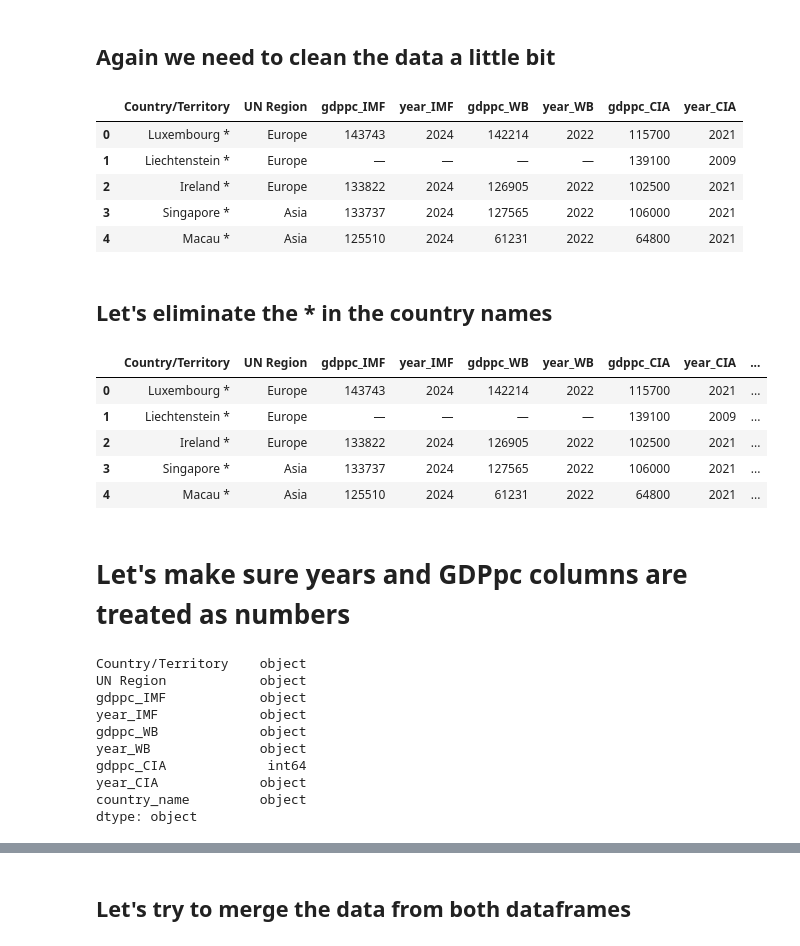
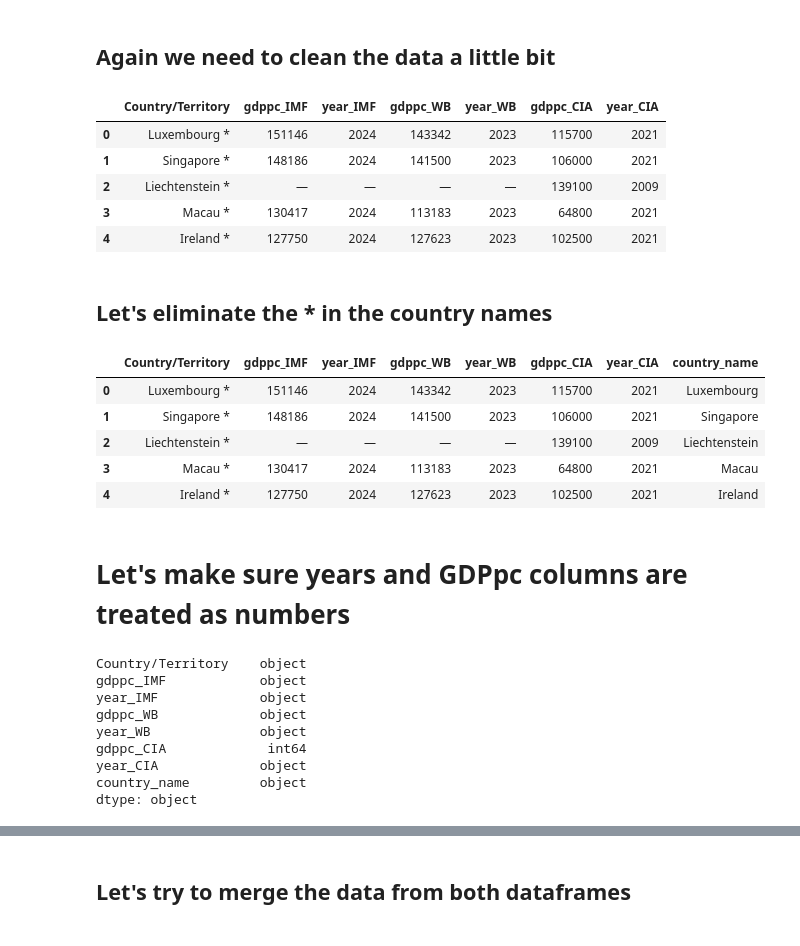
Before and after one commit to SMU-Econ-Growth/EconGrowthUG-Notebooks, a Jupyter notebook: Intro-Data-Analysis-Pandas.ipynb, the cells around one changed output, grey strips where cells are left out. Saved outputs shown, nothing was run; the diff lists cells and outputs as text; code cells hidden in the pictures.

```diff
--- a/Intro-Data-Analysis-Pandas.ipynb
+++ b/Intro-Data-Analysis-Pandas.ipynb
@@ -873,35 +873,34 @@ gdppc_wiki
 # %% [markdown]
 ## Again we need to clean the data a little bit
 # %%
-gdppc_wiki.columns = ['Country/Territory', 'UN Region', 'gdppc_IMF', 'year_IMF',
+gdppc_wiki.columns = ['Country/Territory', 'gdppc_IMF', 'year_IMF',
                       'gdppc_WB', 'year_WB', 'gdppc_CIA', 'year_CIA']
 gdppc_wiki.head()
 # %% [output]
-|  | Country/Territory | UN Region | gdppc_IMF | year_IMF | gdppc_WB | year_WB | gdppc_CIA | year_CIA |
-| 0 | Luxembourg * | Europe | 143743 | 2024 | 142214 | 2022 | 115700 | 2021 |
-| 1 | Liechtenstein * | Europe | — | — | — | — | 139100 | 2009 |
-| 2 | Ireland * | Europe | 133822 | 2024 | 126905 | 2022 | 102500 | 2021 |
-| 3 | Singapore * | Asia | 133737 | 2024 | 127565 | 2022 | 106000 | 2021 |
-| 4 | Macau * | Asia | 125510 | 2024 | 61231 | 2022 | 64800 | 2021 |
+|  | Country/Territory | gdppc_IMF | year_IMF | gdppc_WB | year_WB | gdppc_CIA | year_CIA |
+| 0 | Luxembourg * | 151146 | 2024 | 143342 | 2023 | 115700 | 2021 |
+| 1 | Singapore * | 148186 | 2024 | 141500 | 2023 | 106000 | 2021 |
+| 2 | Liechtenstein * | — | — | — | — | 139100 | 2009 |
+| 3 | Macau * | 130417 | 2024 | 113183 | 2023 | 64800 | 2021 |
+| 4 | Ireland * | 127750 | 2024 | 127623 | 2023 | 102500 | 2021 |
 # %% [markdown]
 ## Let's eliminate the * in the country names
 # %%
 gdppc_wiki['country_name'] = gdppc_wiki['Country/Territory'].str.replace('*', '').str.strip()
 gdppc_wiki.head()
 # %% [output]
-|  | Country/Territory | UN Region | gdppc_IMF | year_IMF | gdppc_WB | year_WB | gdppc_CIA | year_CIA | ... |
-| 0 | Luxembourg * | Europe | 143743 | 2024 | 142214 | 2022 | 115700 | 2021 | ... |
-| 1 | Liechtenstein * | Europe | — | — | — | — | 139100 | 2009 | ... |
-| 2 | Ireland * | Europe | 133822 | 2024 | 126905 | 2022 | 102500 | 2021 | ... |
-| 3 | Singapore * | Asia | 133737 | 2024 | 127565 | 2022 | 106000 | 2021 | ... |
-| 4 | Macau * | Asia | 125510 | 2024 | 61231 | 2022 | 64800 | 2021 | ... |
+|  | Country/Territory | gdppc_IMF | year_IMF | gdppc_WB | year_WB | gdppc_CIA | year_CIA | country_name |
+| 0 | Luxembourg * | 151146 | 2024 | 143342 | 2023 | 115700 | 2021 | Luxembourg |
+| 1 | Singapore * | 148186 | 2024 | 141500 | 2023 | 106000 | 2021 | Singapore |
+| 2 | Liechtenstein * | — | — | — | — | 139100 | 2009 | Liechtenstein |
+| 3 | Macau * | 130417 | 2024 | 113183 | 2023 | 64800 | 2021 | Macau |
+| 4 | Ireland * | 127750 | 2024 | 127623 | 2023 | 102500 | 2021 | Ireland |
 # %% [markdown]
 # Let's make sure years and GDPpc columns are treated as numbers
 # %%
 gdppc_wiki.dtypes
 # %% [output]
 Country/Territory    object
-UN Region            object
 gdppc_IMF            object
 year_IMF             object
 gdppc_WB             object
```
Also changed, not shown: parts of 20 cells of this notebook, 11 other files.
